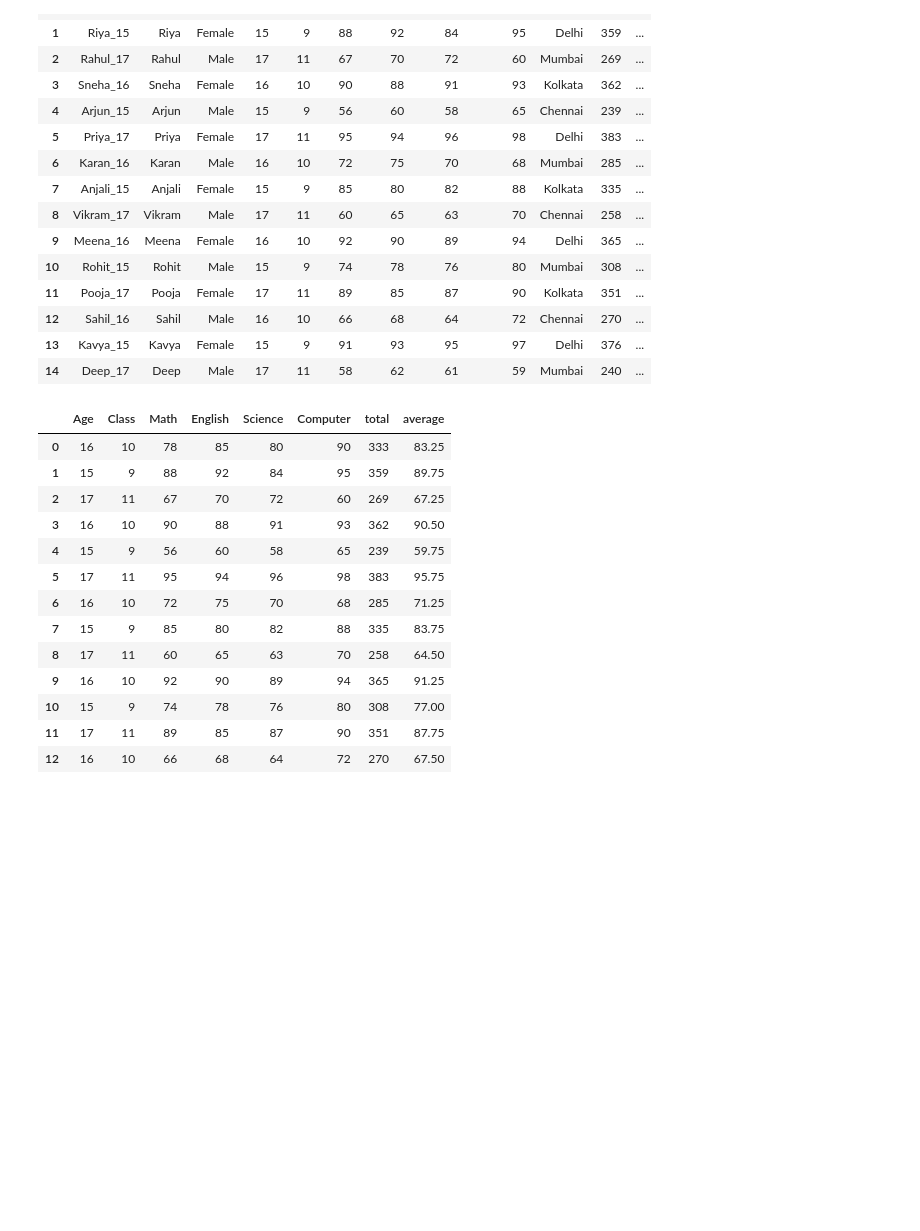
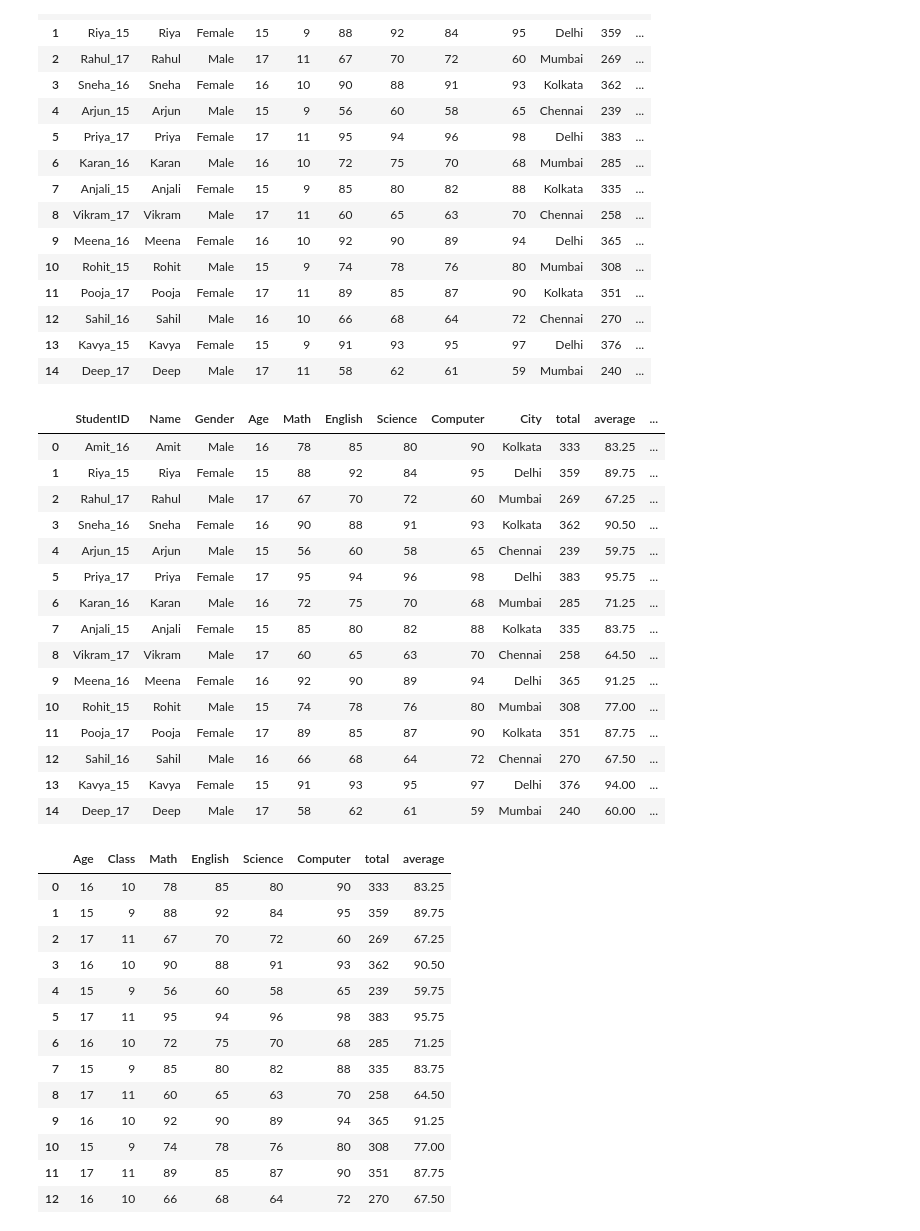
Before and after one commit to Biswajit-Sardar/pandas, a Jupyter notebook: practice.ipynb, the cells around one changed output. Cells and saved outputs as stored; diff of their text form; code cells hidden in the pictures; blank space fills up the shorter version.

```diff
--- a/practice.ipynb
+++ b/practice.ipynb
@@ -439,9 +439,28 @@ df
 | 12 | Sahil_16 | Sahil | Male | 16 | 10 | 66 | 68 | 64 | 72 | Chennai | 270 | ... |
 | 13 | Kavya_15 | Kavya | Female | 15 | 9 | 91 | 93 | 95 | 97 | Delhi | 376 | ... |
 | 14 | Deep_17 | Deep | Male | 17 | 11 | 58 | 62 | 61 | 59 | Mumbai | 240 | ... |
-# %%
-#remove all indexes.
-df.reset_index(drop=True, inplace=True)
+# %%
+#remove  Class  column.
+
+df = df.drop(columns=['Class'])
+df
+# %% [output]
+|  | StudentID | Name | Gender | Age | Math | English | Science | Computer | City | total | average | ... |
+| 0 | Amit_16 | Amit | Male | 16 | 78 | 85 | 80 | 90 | Kolkata | 333 | 83.25 | ... |
+| 1 | Riya_15 | Riya | Female | 15 | 88 | 92 | 84 | 95 | Delhi | 359 | 89.75 | ... |
+| 2 | Rahul_17 | Rahul | Male | 17 | 67 | 70 | 72 | 60 | Mumbai | 269 | 67.25 | ... |
+| 3 | Sneha_16 | Sneha | Female | 16 | 90 | 88 | 91 | 93 | Kolkata | 362 | 90.50 | ... |
+| 4 | Arjun_15 | Arjun | Male | 15 | 56 | 60 | 58 | 65 | Chennai | 239 | 59.75 | ... |
+| 5 | Priya_17 | Priya | Female | 17 | 95 | 94 | 96 | 98 | Delhi | 383 | 95.75 | ... |
+| 6 | Karan_16 | Karan | Male | 16 | 72 | 75 | 70 | 68 | Mumbai | 285 | 71.25 | ... |
+| 7 | Anjali_15 | Anjali | Female | 15 | 85 | 80 | 82 | 88 | Kolkata | 335 | 83.75 | ... |
+| 8 | Vikram_17 | Vikram | Male | 17 | 60 | 65 | 63 | 70 | Chennai | 258 | 64.50 | ... |
+| 9 | Meena_16 | Meena | Female | 16 | 92 | 90 | 89 | 94 | Delhi | 365 | 91.25 | ... |
+| 10 | Rohit_15 | Rohit | Male | 15 | 74 | 78 | 76 | 80 | Mumbai | 308 | 77.00 | ... |
+| 11 | Pooja_17 | Pooja | Female | 17 | 89 | 85 | 87 | 90 | Kolkata | 351 | 87.75 | ... |
+| 12 | Sahil_16 | Sahil | Male | 16 | 66 | 68 | 64 | 72 | Chennai | 270 | 67.50 | ... |
+| 13 | Kavya_15 | Kavya | Female | 15 | 91 | 93 | 95 | 97 | Delhi | 376 | 94.00 | ... |
+| 14 | Deep_17 | Deep | Male | 17 | 58 | 62 | 61 | 59 | Mumbai | 240 | 60.00 | ... |
 # %%
 
 #Create a new DataFrame with only numeric columns.
```
